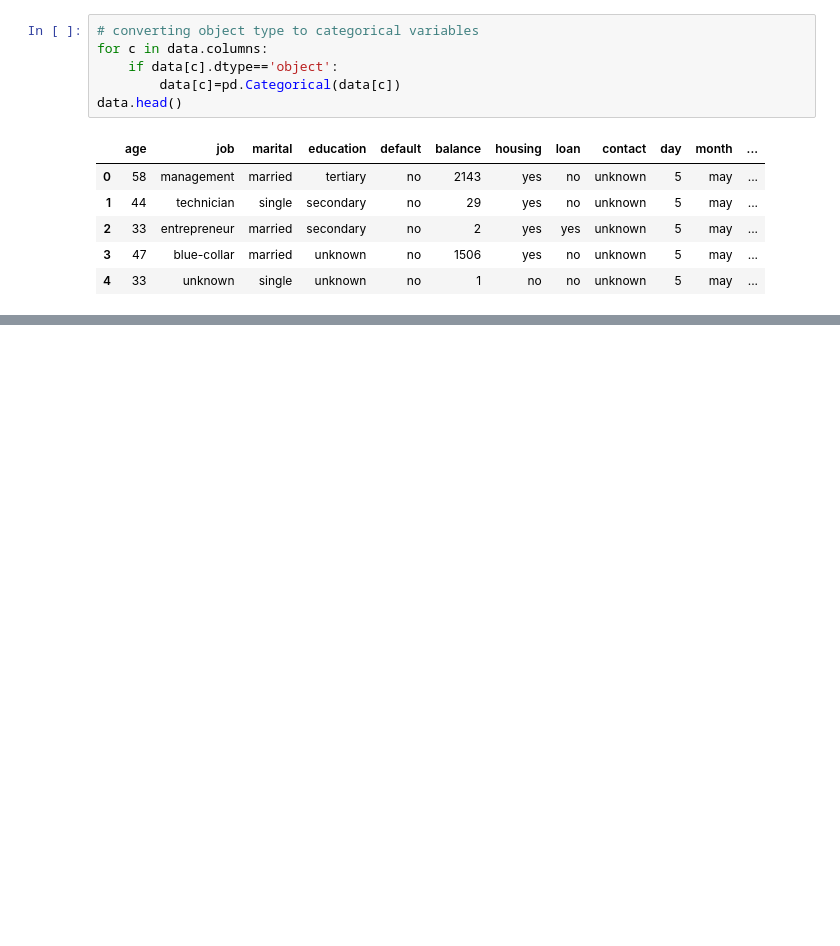
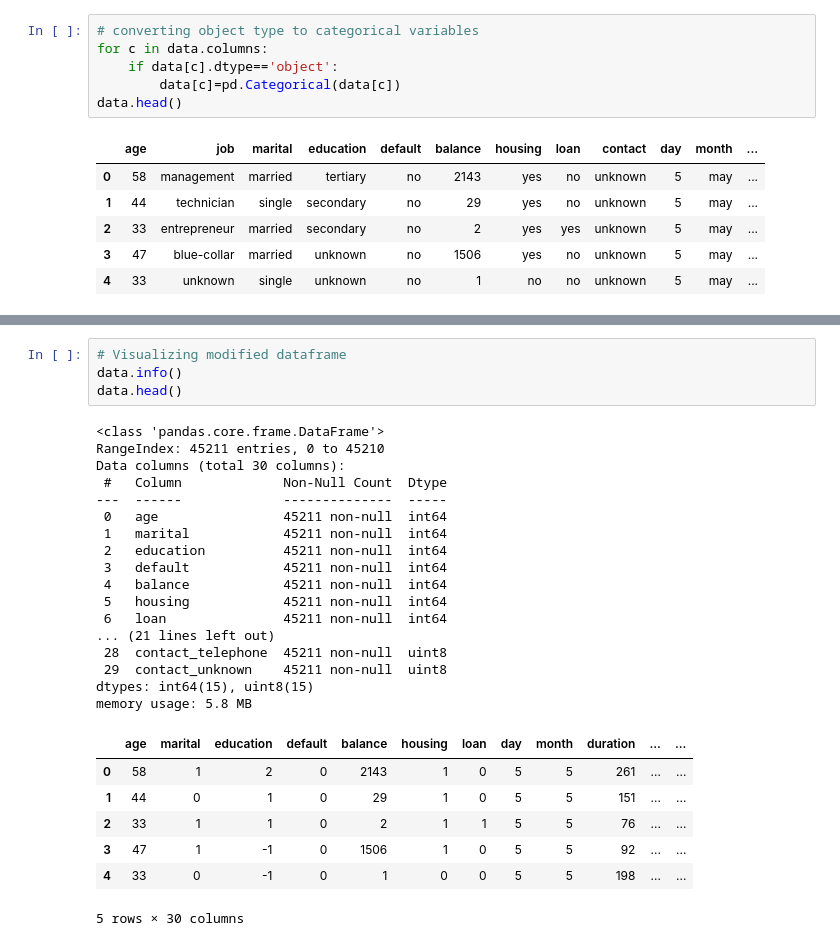
Before and after one commit to sjhamb31/AIML_GreatLearning, a Jupyter notebook: Ensemble_techniques_assignment3_Sjhamb.ipynb, the cells around one changed output, grey strips where cells are left out. Saved outputs shown, nothing was run; the diff lists cells and outputs as text; blank space fills up the shorter version.

```diff
--- a/Ensemble_techniques_assignment3_Sjhamb.ipynb
+++ b/Ensemble_techniques_assignment3_Sjhamb.ipynb
@@ -87,0 +105,29 @@ Name: marital, dtype: int64
+# %%
+# Visualizing modified dataframe
+data.info()
+data.head()
+# %% [output]
+<class 'pandas.core.frame.DataFrame'>
+RangeIndex: 45211 entries, 0 to 45210
+Data columns (total 30 columns):
+ #   Column             Non-Null Count  Dtype
+---  ------             --------------  -----
+ 0   age                45211 non-null  int64
+ 1   marital            45211 non-null  int64
+ 2   education          45211 non-null  int64
+ 3   default            45211 non-null  int64
+ 4   balance            45211 non-null  int64
+ 5   housing            45211 non-null  int64
+ 6   loan               45211 non-null  int64
+... (21 lines left out)
+ 28  contact_telephone  45211 non-null  uint8
+ 29  contact_unknown    45211 non-null  uint8
+dtypes: int64(15), uint8(15)
+memory usage: 5.8 MB
+|  | age | marital | education | default | balance | housing | loan | day | month | duration | ... | ... |
+| 0 | 58 | 1 | 2 | 0 | 2143 | 1 | 0 | 5 | 5 | 261 | ... | ... |
+| 1 | 44 | 0 | 1 | 0 | 29 | 1 | 0 | 5 | 5 | 151 | ... | ... |
+| 2 | 33 | 1 | 1 | 0 | 2 | 1 | 1 | 5 | 5 | 76 | ... | ... |
+| 3 | 47 | 1 | -1 | 0 | 1506 | 1 | 0 | 5 | 5 | 92 | ... | ... |
+| 4 | 33 | 0 | -1 | 0 | 1 | 0 | 0 | 5 | 5 | 198 | ... | ... |
+5 rows × 30 columns
```
Also changed, not shown: parts of 5 cells of this notebook.
